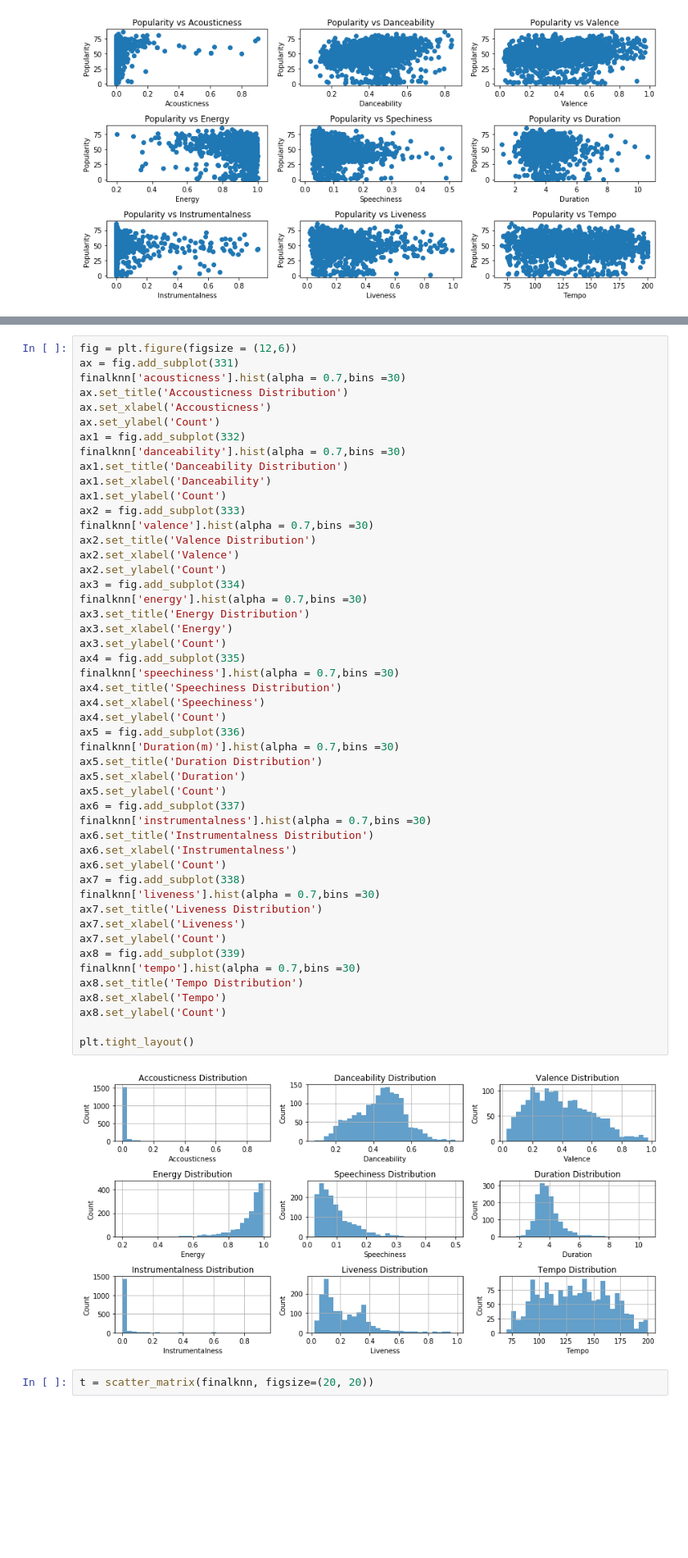
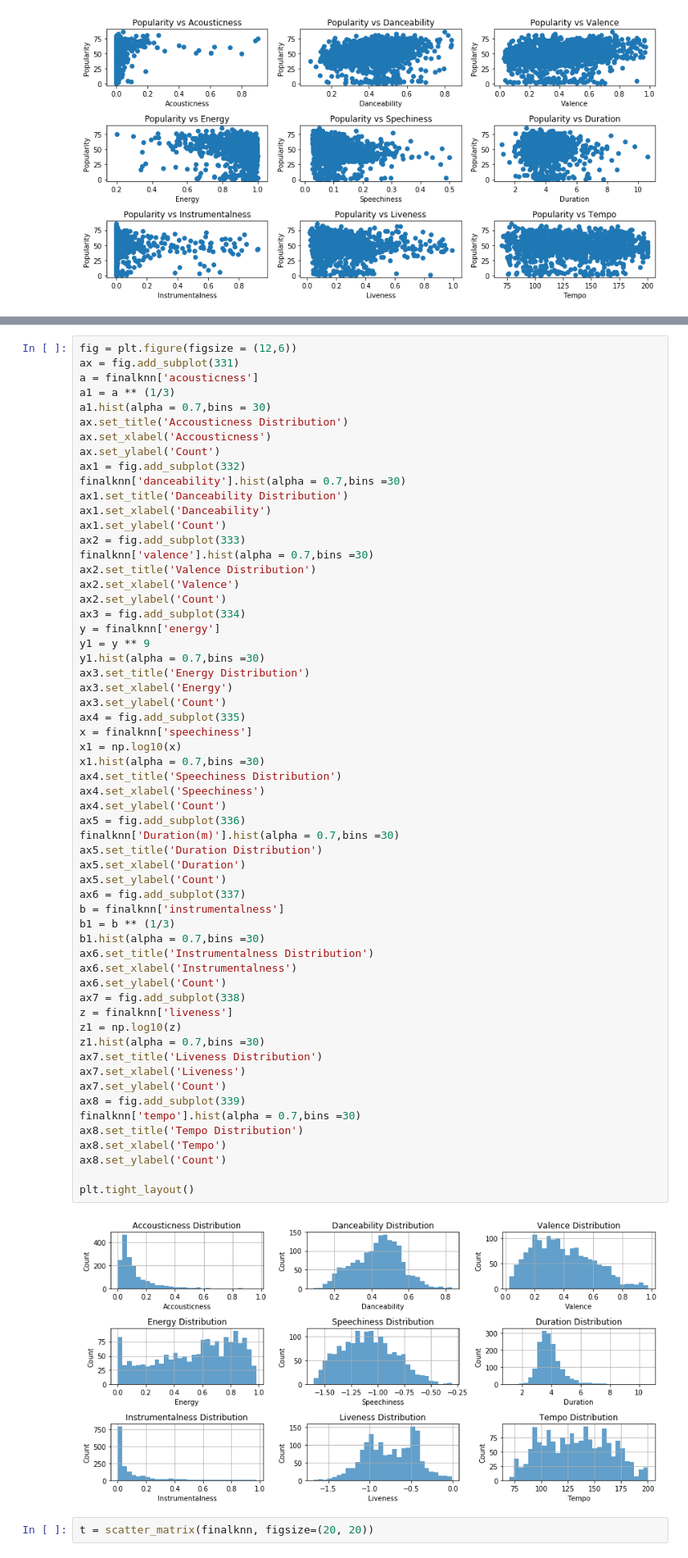
Before and after one commit to evanhosmer/Spotify_case_study, a Jupyter notebook: notebooks/Spotify.ipynb, the cells around one changed output, grey strips where cells are left out. Shown at 82% size. Drawn from its saved outputs; the diff is of its cells as text; blank space fills up the shorter version.

```diff
--- a/notebooks/Spotify.ipynb
+++ b/notebooks/Spotify.ipynb
@@ -343,7 +346,9 @@ plt.tight_layout()
 # %%
 fig = plt.figure(figsize = (12,6))
 ax = fig.add_subplot(331)
-finalknn['acousticness'].hist(alpha = 0.7,bins =30)
+a = finalknn['acousticness']
+a1 = a ** (1/3)
+a1.hist(alpha = 0.7,bins = 30)
 ax.set_title('Accousticness Distribution')
 ax.set_xlabel('Accousticness')
 ax.set_ylabel('Count')
@@ -358,39 +363,47 @@ ax2.set_title('Valence Distribution')
 ax2.set_xlabel('Valence')
 ax2.set_ylabel('Count')
 ax3 = fig.add_subplot(334)
-finalknn['energy'].hist(alpha = 0.7,bins =30)
+y = finalknn['energy']
+y1 = y ** 9
+y1.hist(alpha = 0.7,bins =30)
 ax3.set_title('Energy Distribution')
 ax3.set_xlabel('Energy')
 ax3.set_ylabel('Count')
 ax4 = fig.add_subplot(335)
-finalknn['speechiness'].hist(alpha = 0.7,bins =30)
+x = finalknn['speechiness']
+x1 = np.log10(x)
+x1.hist(alpha = 0.7,bins =30)
 ax4.set_title('Speechiness Distribution')
 ax4.set_xlabel('Speechiness')
 ax4.set_ylabel('Count')
 ax5 = fig.add_subplot(336)
 finalknn['Duration(m)'].hist(alpha = 0.7,bins =30)
 ax5.set_title('Duration Distribution')
 ax5.set_xlabel('Duration')
 ax5.set_ylabel('Count')
 ax6 = fig.add_subplot(337)
-finalknn['instrumentalness'].hist(alpha = 0.7,bins =30)
+b = finalknn['instrumentalness']
+b1 = b ** (1/3)
+b1.hist(alpha = 0.7,bins =30)
 ax6.set_title('Instrumentalness Distribution')
 ax6.set_xlabel('Instrumentalness')
 ax6.set_ylabel('Count')
 ax7 = fig.add_subplot(338)
-finalknn['liveness'].hist(alpha = 0.7,bins =30)
+z = finalknn['liveness']
+z1 = np.log10(z)
+z1.hist(alpha = 0.7,bins =30)
 ax7.set_title('Liveness Distribution')
 ax7.set_xlabel('Liveness')
 ax7.set_ylabel('Count')
 ax8 = fig.add_subplot(339)
 finalknn['tempo'].hist(alpha = 0.7,bins =30)
 ax8.set_title('Tempo Distribution')
 ax8.set_xlabel('Tempo')
 ax8.set_ylabel('Count')
 
 plt.tight_layout()
 # %% [output]
-[figure, old version]
+[figure, new version]
 # %%
 t = scatter_matrix(finalknn, figsize=(20, 20))
 # %% [output]
```
Also changed, not shown: parts of 17 cells of this notebook, 12 other files.
